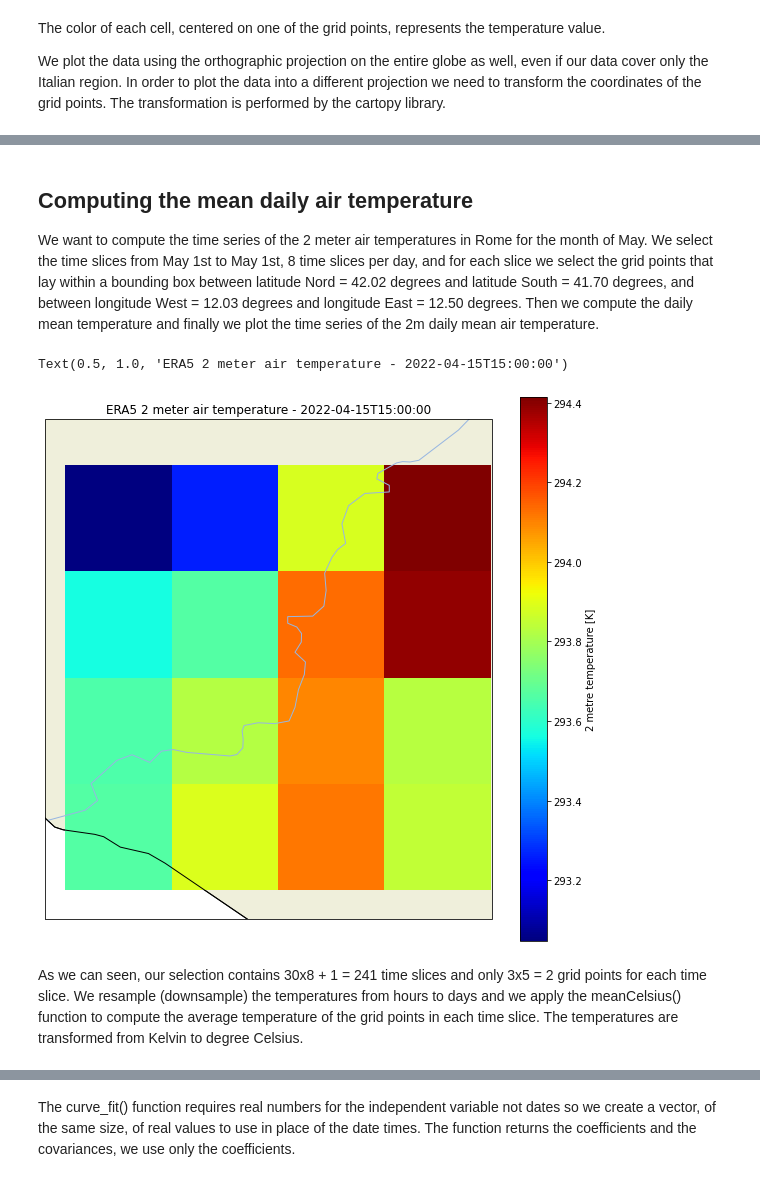
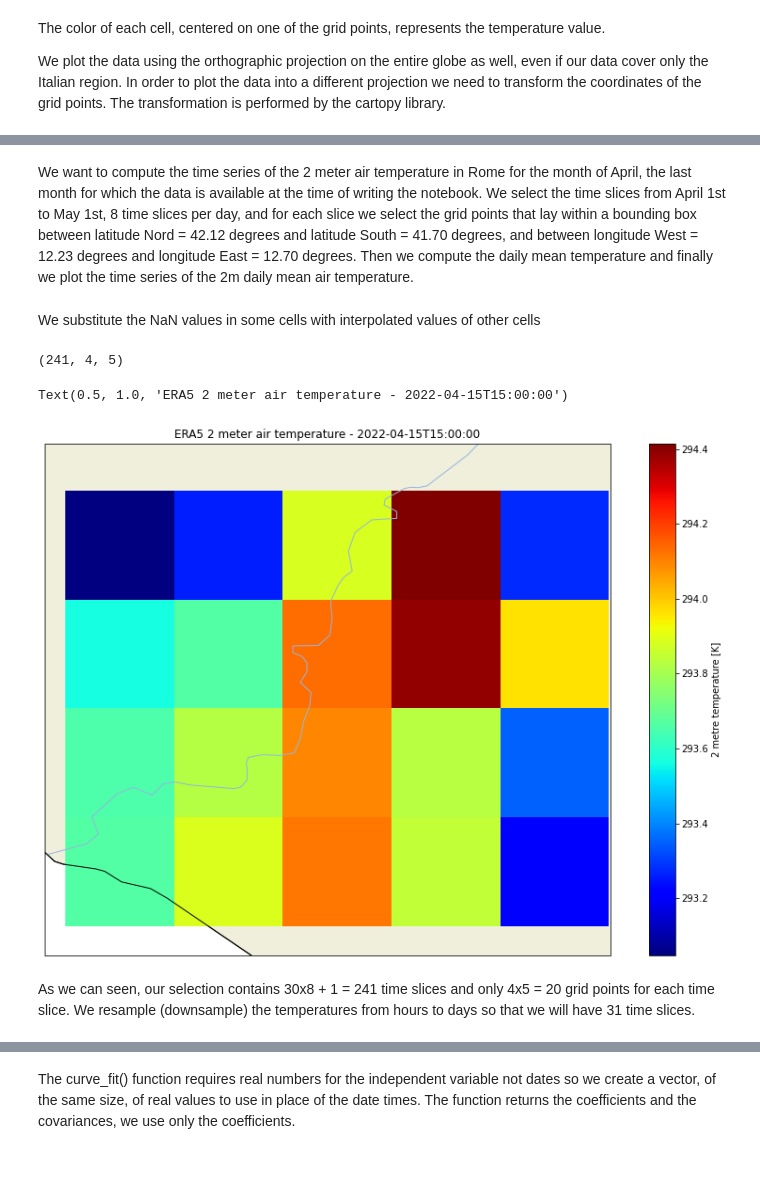
Before and after one commit to luigiselmi/wekeo_jnc, a Jupyter notebook: era5_temperature.ipynb, the cells around one changed output, grey strips where cells are left out. Drawn from its saved outputs; the diff is of its cells as text; code cells hidden in the pictures.

Commit message:
fixed cell format

```diff
--- a/era5_temperature.ipynb
+++ b/era5_temperature.ipynb
@@ -296,30 +317,35 @@ temperature2m.sel(time='2022-04-15T15:00:00').plot(ax=ax,
 # %% [markdown]
-## Computing the mean daily air temperature
-We want to compute the time series of the 2 meter air temperatures in Rome for the month of May. We select the time slices from May 1st to May 1st, 8 time slices per day, and for each slice we select the grid points that lay within a bounding box between latitude Nord = 42.02 degrees and latitude South = 41.70 degrees, and between longitude West = 12.03 degrees and longitude East = 12.50 degrees. Then we compute the daily mean temperature and finally we plot the time series of the 2m daily mean air temperature.
+We want to compute the time series of the 2 meter air temperature in Rome for the month of April, the last month for which the data is available at the time of writing the notebook. We select the time slices from April 1st to May 1st, 8 time slices per day, and for each slice we select the grid points that lay within a bounding box between latitude Nord = 42.12 degrees and latitude South = 41.70 degrees, and between longitude West = 12.23 degrees and longitude East = 12.70 degrees. Then we compute the daily mean temperature and finally we plot the time series of the 2m daily mean air temperature.
 # %%
 rome_bb_north = 42.12
 rome_bb_south = 41.70
 rome_bb_west = 12.23
-rome_bb_east = 12.60
+rome_bb_east = 12.70
 rome_temp = temperature2m.sel(
                             time = slice('2022-04-01T00:00:00', '2022-05-01T00:00:00'),
                             latitude = slice(rome_bb_north, rome_bb_south),
                             longitude = slice(rome_bb_west, rome_bb_east))
-rome_temp = rome_temp.interpolate_na(dim='longitude', method='linear', fill_value='extrapolate')
+# %% [markdown]
+We substitute the NaN values in some cells with interpolated values of other cells
+# %%
+rome_temp = rome_temp.interpolate_na(dim='longitude', method='linear', fill_value='extrapolate')
+rome_temp.shape
+# %% [output]
+(241, 4, 5)
 # %%
-plt.figure(figsize=(10,10))
+plt.figure(figsize=(15,10))
 ax = plt.axes(projection=ccrs.PlateCarree())
 ax.add_feature(cartopy.feature.LAND, edgecolor='black')
 ax.add_feature(cartopy.feature.RIVERS)
 ax.coastlines()
 ax.set_extent([rome_bb_west, rome_bb_east + 0.05, rome_bb_south - 0.05, rome_bb_north], ccrs.PlateCarree())
 rome_temp.sel(time='2022-04-21T12:00:00').plot(ax=ax, add_colorbar=True, cmap='jet')
 plt.title('ERA5 2 meter air temperature - 2022-04-15T15:00:00')
 # %% [output]
 Text(0.5, 1.0, 'ERA5 2 meter air temperature - 2022-04-15T15:00:00')
-[figure, old version]
+[figure, new version]
 # %% [markdown]
-As we can seen, our selection contains 30x8 + 1 = 241 time slices and only 3x5 = 2 grid points for each time slice. We resample (downsample) the temperatures from hours to days and we apply the meanCelsius() function to compute the average temperature of the grid points in each time slice. The temperatures are transformed from Kelvin to degree Celsius.
+As we can seen, our selection contains 30x8 + 1 = 241 time slices and only 4x5 = 20 grid points for each time slice. We resample (downsample) the temperatures from hours to days so that we will have 31 time slices.
 # %%
 rome_temp_daily_max = rome_temp.resample(time='1D').max()
 rome_temp_daily_min = rome_temp.resample(time='1D').min()
```
Also changed, not shown: parts of 29 cells of this notebook.
